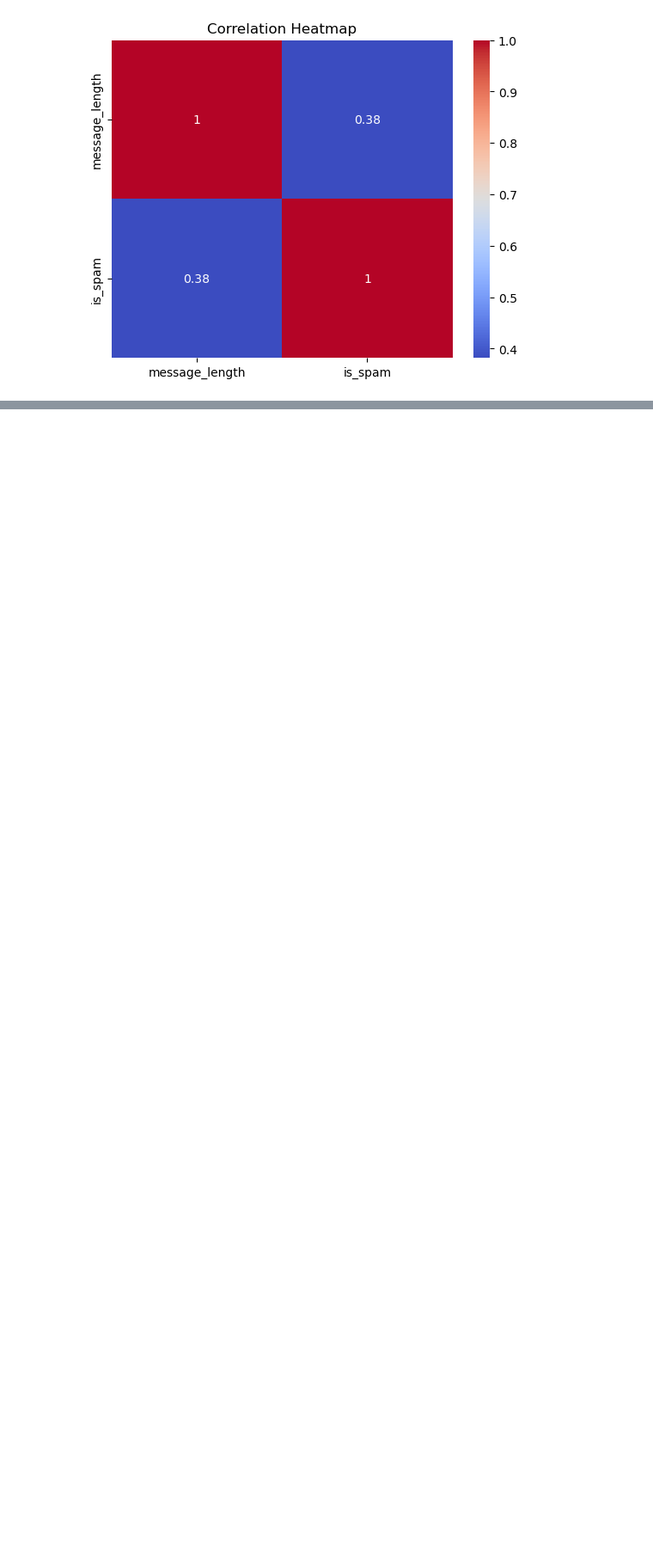
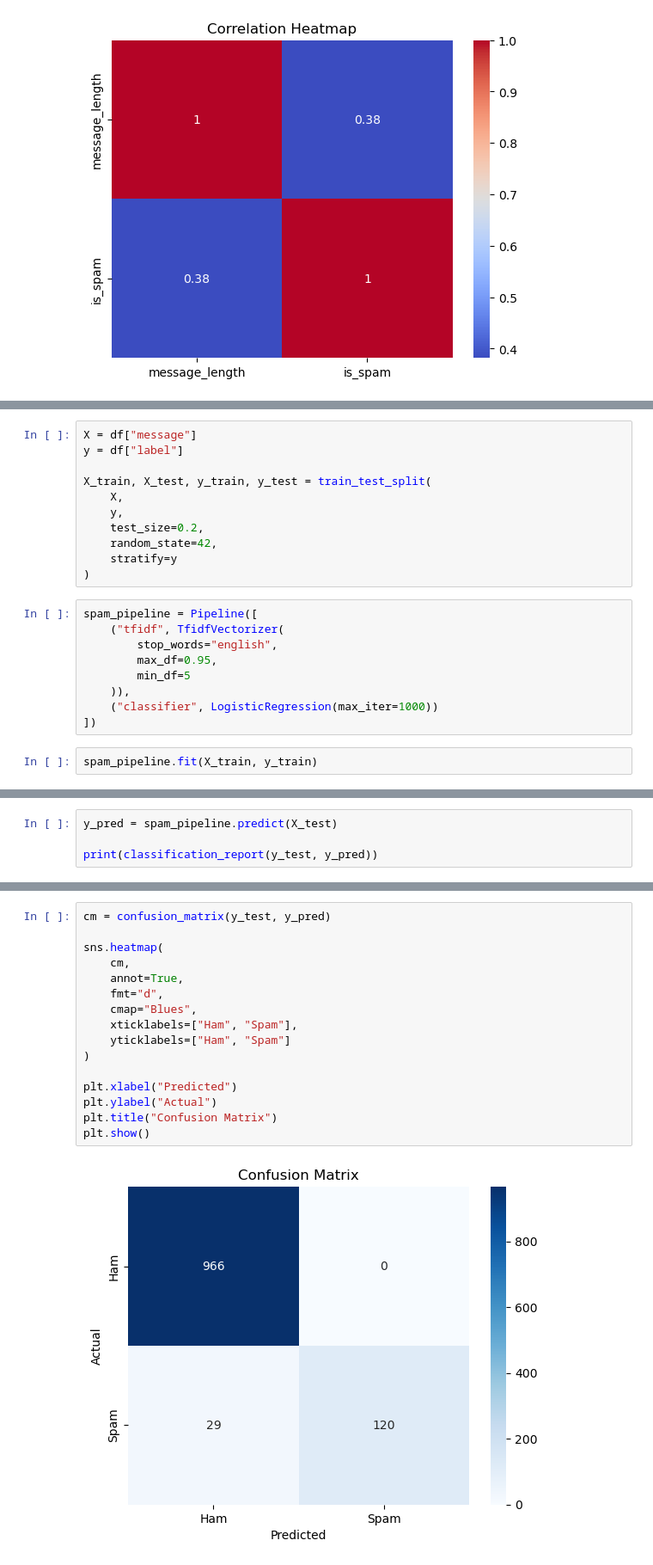
Before and after one commit to ezra-kutsvaira/PromoHub-Machine-Learning-Models, a Jupyter notebook: notebooks/01_sms_spam_model.ipynb, the cells around one changed output, grey strips where cells are left out. Shown at 86% size. Drawn from its saved outputs; the diff is of its cells as text; blank space fills up the shorter version.

```diff
--- a/notebooks/01_sms_spam_model.ipynb
+++ b/notebooks/01_sms_spam_model.ipynb
@@ -104,0 +107,22 @@ plt.show()
+# %%
+X = df["message"]
+y = df["label"]
+
+X_train, X_test, y_train, y_test = train_test_split(
+    X,
+    y,
+    test_size=0.2,
+    random_state=42,
+    stratify=y
+)
+# %%
+spam_pipeline = Pipeline([
+    ("tfidf", TfidfVectorizer(
+        stop_words="english",
+        max_df=0.95,
+        min_df=5
+    )),
+    ("classifier", LogisticRegression(max_iter=1000))
+])
+# %%
+spam_pipeline.fit(X_train, y_train)
@@ -104,0 +133,4 @@ plt.show()
+# %%
+y_pred = spam_pipeline.predict(X_test)
+
+print(classification_report(y_test, y_pred))
@@ -104,0 +146,18 @@ plt.show()
+# %%
+cm = confusion_matrix(y_test, y_pred)
+
+sns.heatmap(
+    cm,
+    annot=True,
+    fmt="d",
+    cmap="Blues",
+    xticklabels=["Ham", "Spam"],
+    yticklabels=["Ham", "Spam"]
+)
+
+plt.xlabel("Predicted")
+plt.ylabel("Actual")
+plt.title("Confusion Matrix")
+plt.show()
+# %% [output]
+[figure, added]
```
Also changed, not shown: parts of 7 cells of this notebook.
